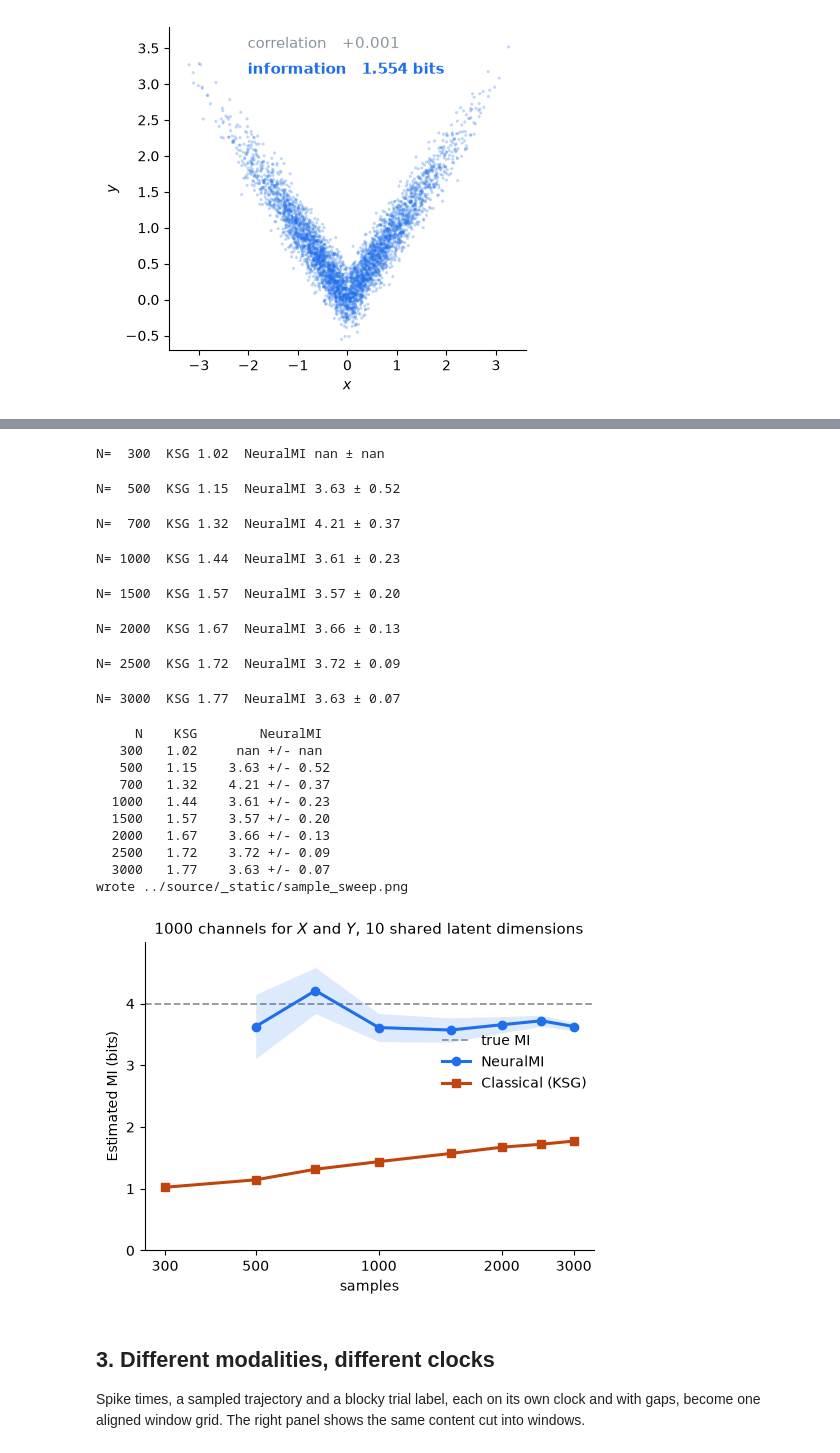
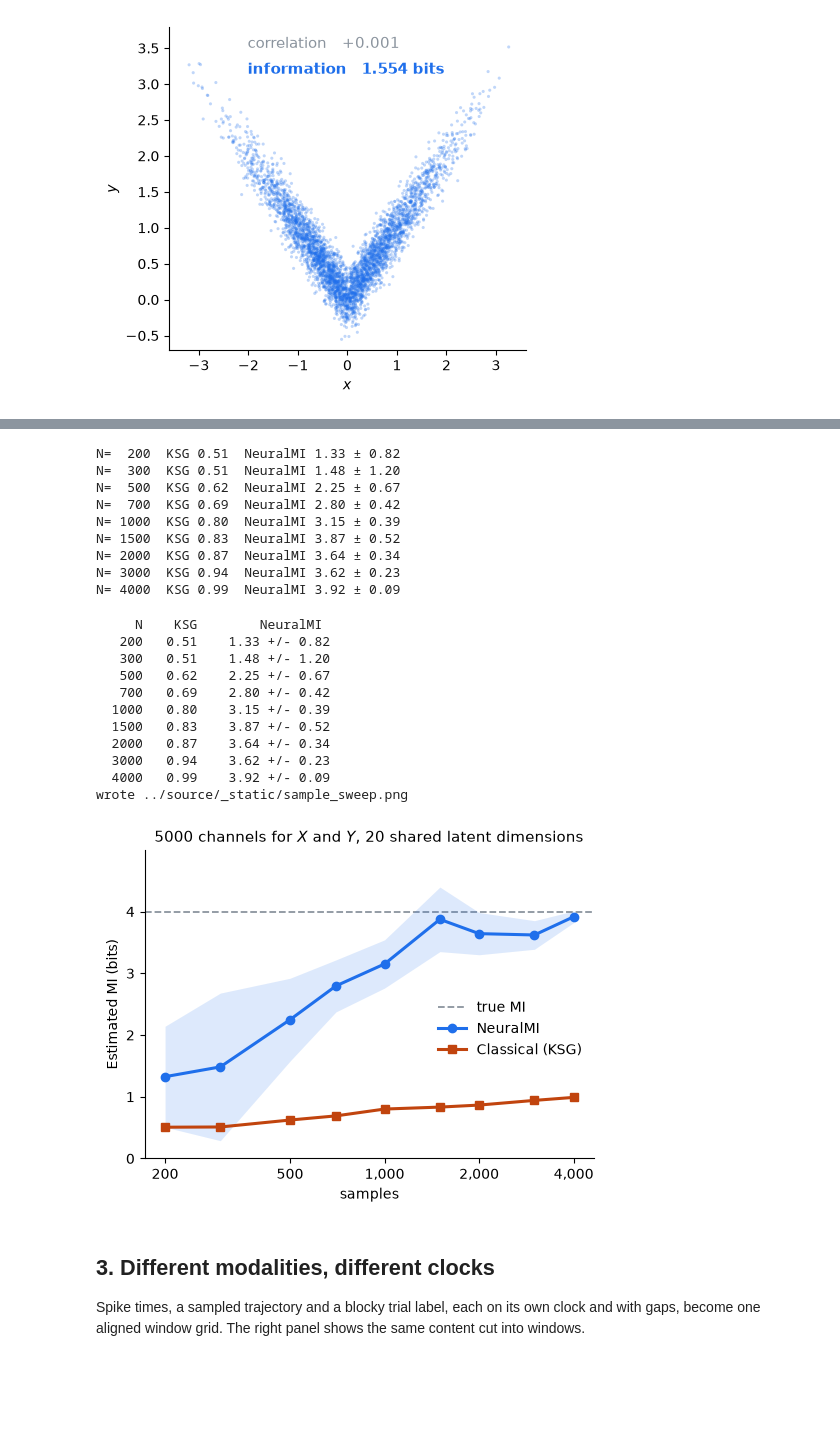
Before and after one commit to eslam-abdelaleem/NeuralMI, a Jupyter notebook: docs/figures/readme_figures.ipynb, the cells around one changed output, grey strips where cells are left out. Cells and saved outputs as stored; diff of their text form; code cells hidden in the pictures; blank space fills up the shorter version.

```diff
--- a/docs/figures/readme_figures.ipynb
+++ b/docs/figures/readme_figures.ipynb
@@ -106,80 +106,82 @@ is the 68% interval of that estimate (`mi_error`).
 # %%
-LATENT3, MI_TRUE3, DIM3 = 10, 4.0, 1000
-N_LIST = [300, 500, 700, 1000, 1500, 2000, 2500, 3000]
-N_WORKERS = 10       # trainings of each rigorous ladder run at once: set it to your core count
+LATENT3, MI_TRUE3, DIM3 = 20, 4.0, 5000
+N_LIST = [200, 300, 500, 700, 1000, 1500, 2000, 3000, 4000]
+N_REPEATS = 5
+N_WORKERS = 5        # repeats trained at once: set it to your core count
 
 cache3 = CACHE / 'sample_sweep.json'
 if cache3.exists():
     nsweep = json.loads(cache3.read_text())
     print('loaded cached sweep; delete sample_sweep.json to recompute')
 else:
-    nsweep = {'n_list': N_LIST, 'ksg': [], 'neural_mi': [], 'neural_error': [],
-                'latent': LATENT3, 'mi_true': MI_TRUE3, 'dim': DIM3}
+    nsweep = {'n_list': N_LIST, 'ksg': [], 'neural_mi': [],
+              'latent': LATENT3, 'mi_true': MI_TRUE3, 'dim': DIM3}
     for N in N_LIST:
         x, y = nmi.generators.generate_nonlinear_from_latent(
             n_samples=N, latent_dim=LATENT3, observed_dim=DIM3, mi=MI_TRUE3, seed=SEED)
-        x, y = np.asarray(x), np.asarray(y)
+        x, y = np.asarray(x, dtype=np.float32), np.asarray(y, dtype=np.float32)
         # KSG averaged over k = 5 and 10, in bits
         nsweep['ksg'].append(float(np.mean([nmi.estimators.ksg_mi(x, y, k=k) for k in (5, 10)]) / np.log(2)))
-        r = nmi.run(x, y, mode='rigorous',
-                    model=nmi.Model(hidden_dim=256, embedding_dim=64, n_layers=2),
-                    training=nmi.Training(n_epochs=150, patience=30, learning_rate=5e-4),
+        # NeuralMI on its defaults, without bias correction, repeated on the same data
+        r = nmi.run(x, y, mode='sweep', sweep_grid={'run_id': list(range(N_REPEATS))},
                     split=nmi.Split(mode='random'),
-                    n_workers=N_WORKERS, seed=SEED, show_progress=True)
+                    n_workers=N_WORKERS, seed=SEED, show_progress=False)
         nsweep['neural_mi'].append(r.runs['mi'].tolist())
-        nsweep['neural_error'].append(r.runs['mi_error'].tolist())
-        print(f"N={N:>5}  KSG {nsweep['ksg'][-1]:.2f}  NeuralMI {nsweep['neural_mi'][-1][0]:.2f} ± {nsweep['neural_error'][-1][0]:.2f}")
+        runs = np.array(nsweep['neural_mi'][-1])
+        print(f"N={N:>5}  KSG {nsweep['ksg'][-1]:.2f}  NeuralMI {runs.mean():.2f} ± {runs.std(ddof=1):.2f}")
     cache3.write_text(json.dumps(nsweep, indent=1))
 # %% [output]
-N=  300  KSG 1.02  NeuralMI nan ± nan
+N=  200  KSG 0.51  NeuralMI 1.33 ± 0.82
+N=  300  KSG 0.51  NeuralMI 1.48 ± 1.20
+N=  500  KSG 0.62  NeuralMI 2.25 ± 0.67
+N=  700  KSG 0.69  NeuralMI 2.80 ± 0.42
+N= 1000  KSG 0.80  NeuralMI 3.15 ± 0.39
+N= 1500  KSG 0.83  NeuralMI 3.87 ± 0.52
+N= 2000  KSG 0.87  NeuralMI 3.64 ± 0.34
+N= 3000  KSG 0.94  NeuralMI 3.62 ± 0.23
+N= 4000  KSG 0.99  NeuralMI 3.92 ± 0.09
-N=  500  KSG 1.15  NeuralMI 3.63 ± 0.52
-N=  700  KSG 1.32  NeuralMI 4.21 ± 0.37
-N= 1000  KSG 1.44  NeuralMI 3.61 ± 0.23
-N= 1500  KSG 1.57  NeuralMI 3.57 ± 0.20
-N= 2000  KSG 1.67  NeuralMI 3.66 ± 0.13
-N= 2500  KSG 1.72  NeuralMI 3.72 ± 0.09
-N= 3000  KSG 1.77  NeuralMI 3.63 ± 0.07
 # %%
 n_list = np.array(nsweep['n_list'])
-tick_lst = [300, 500, 1000, 2000,3000]
+tick_lst = [200, 500, 1000, 2000, 4000]
 ksg3 = np.array(nsweep['ksg'])
-m = np.array(nsweep['neural_mi']).flatten()
-sd = np.array(nsweep['neural_error']).flatten()
+runs = np.array(nsweep['neural_mi'])
+m, sd = runs.mean(axis=1), runs.std(axis=1, ddof=1)
 
 fig, ax = plt.subplots(figsize=(5.8, 4.0))
 print(f"{'N':>6} {'KSG':>6} {'NeuralMI':>15}")
 for N, k, mean, spread in zip(n_list, ksg3, m, sd):
     print(f"{N:>6} {k:>6.2f} {mean:>7.2f} +/- {spread:.2f}")
 
 ax.axhline(nsweep['mi_true'], ls='--', lw=1.3, color=GREY, zorder=1, label='true MI')
 ax.fill_between(n_list, m - sd, m + sd, color=BLUE, alpha=.15, lw=0)
 ax.plot(n_list, m, 'o-', color=BLUE, lw=2.2, ms=6, label='NeuralMI', zorder=3)
 ax.plot(n_list, ksg3, 's-', color=RED, lw=2.2, ms=6, label='Classical (KSG)', zorder=3)
 
 ax.set_xscale('log')
 ax.xaxis.set_major_locator(plt.FixedLocator(tick_lst))
 ax.xaxis.set_minor_locator(plt.NullLocator())
 ax.set_xticks(tick_lst)
-ax.set_xticklabels(tick_lst)
+ax.set_xticklabels([f'{t:,}' for t in tick_lst])
 ax.set_xlabel('samples')
 ax.set_ylabel('Estimated MI (bits)')
-ax.set_title(r'$1000$ channels for $X$ and $Y$, $10$ shared latent dimensions')
+ax.set_title(rf"${nsweep['dim']}$ channels for $X$ and $Y$, ${nsweep['latent']}$ shared latent dimensions")
 ax.set_ylim(0, 4.99)
-ax.legend(loc=(0.65, 0.5))
+ax.legend(loc='center right', bbox_to_anchor=(1.0, 0.42))
 
 save(fig, 'sample_sweep')
 # %% [output]
      N    KSG        NeuralMI
-   300   1.02     nan +/- nan
-   500   1.15    3.63 +/- 0.52
-   700   1.32    4.21 +/- 0.37
-  1000   1.44    3.61 +/- 0.23
-  1500   1.57    3.57 +/- 0.20
-  2000   1.67    3.66 +/- 0.13
-  2500   1.72    3.72 +/- 0.09
-  3000   1.77    3.63 +/- 0.07
+   200   0.51    1.33 +/- 0.82
+   300   0.51    1.48 +/- 1.20
+   500   0.62    2.25 +/- 0.67
+   700   0.69    2.80 +/- 0.42
+  1000   0.80    3.15 +/- 0.39
+  1500   0.83    3.87 +/- 0.52
+  2000   0.87    3.64 +/- 0.34
+  3000   0.94    3.62 +/- 0.23
+  4000   0.99    3.92 +/- 0.09
 wrote ../source/_static/sample_sweep.png
-[figure, old version]
+[figure, new version]
 # %% [markdown]
 ## 3. Different modalities, different clocks
 
```
Also changed, not shown: parts of 1 cell of this notebook, 5 other files.
